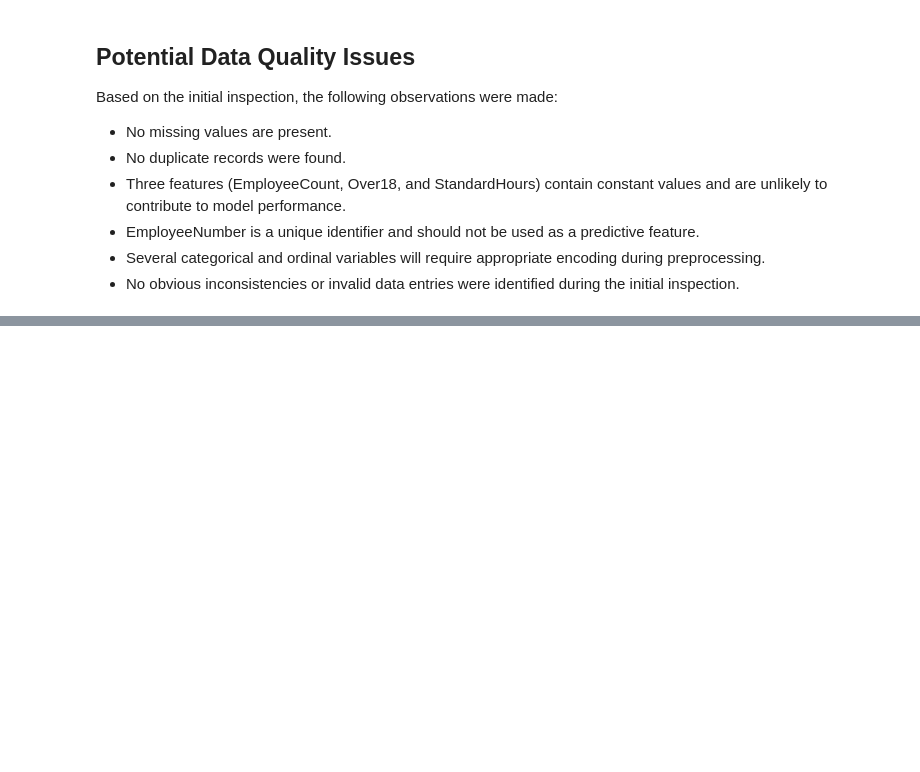
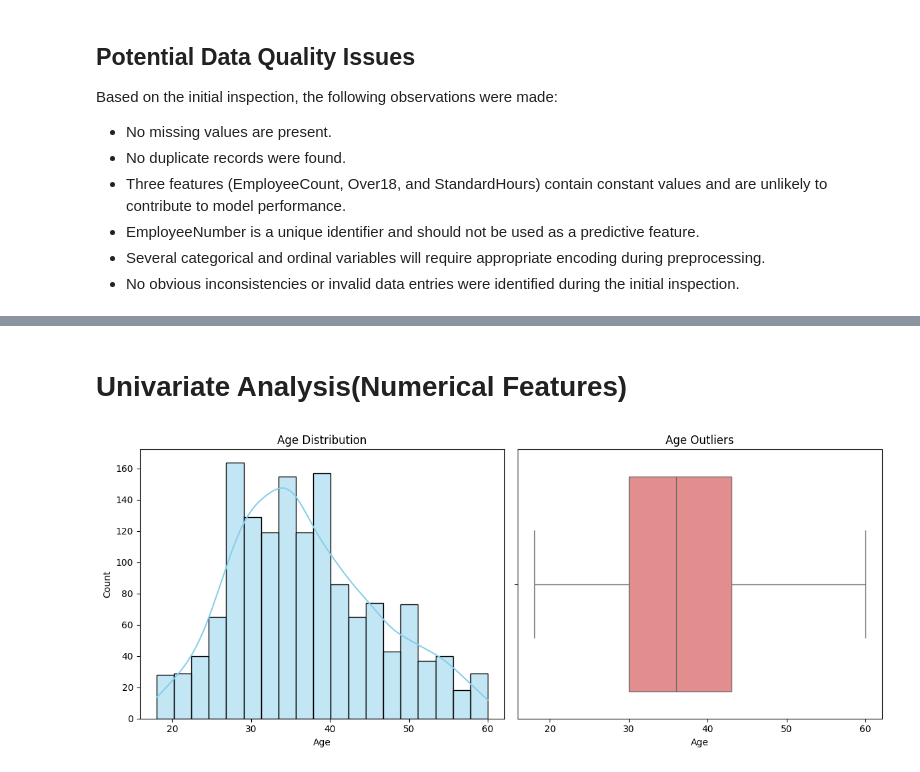
Before and after one commit to Somrat390/Employee-Attrition-Prediction-Platform, a Jupyter notebook: Notebooks/1_business_understanding_.ipynb, the cells around one changed output, grey strips where cells are left out. Drawn from its saved outputs; the diff is of its cells as text; code cells hidden in the pictures; blank space fills up the shorter version.

```diff
--- a/Notebooks/1_business_understanding_.ipynb
+++ b/Notebooks/1_business_understanding_.ipynb
@@ -355,0 +393,15 @@ Based on the initial inspection, the following observations were made:
+# %% [markdown]
+# Univariate Analysis(Numerical Features)
+# %%
+fig,axes = plt.subplots(1,2,figsize=(12,5))
+
+sns.histplot(df,x='Age',kde=True,ax=axes[0],color='skyblue')
+axes[0].set_title("Age Distribution")
+
+sns.boxplot(df,x='Age',ax=axes[1],color='lightcoral')
+axes[1].set_title("Age Outliers")
+
+plt.tight_layout()
+plt.show()
+# %% [output]
+[figure, added]
```
Also changed, not shown: parts of 29 cells of this notebook.
